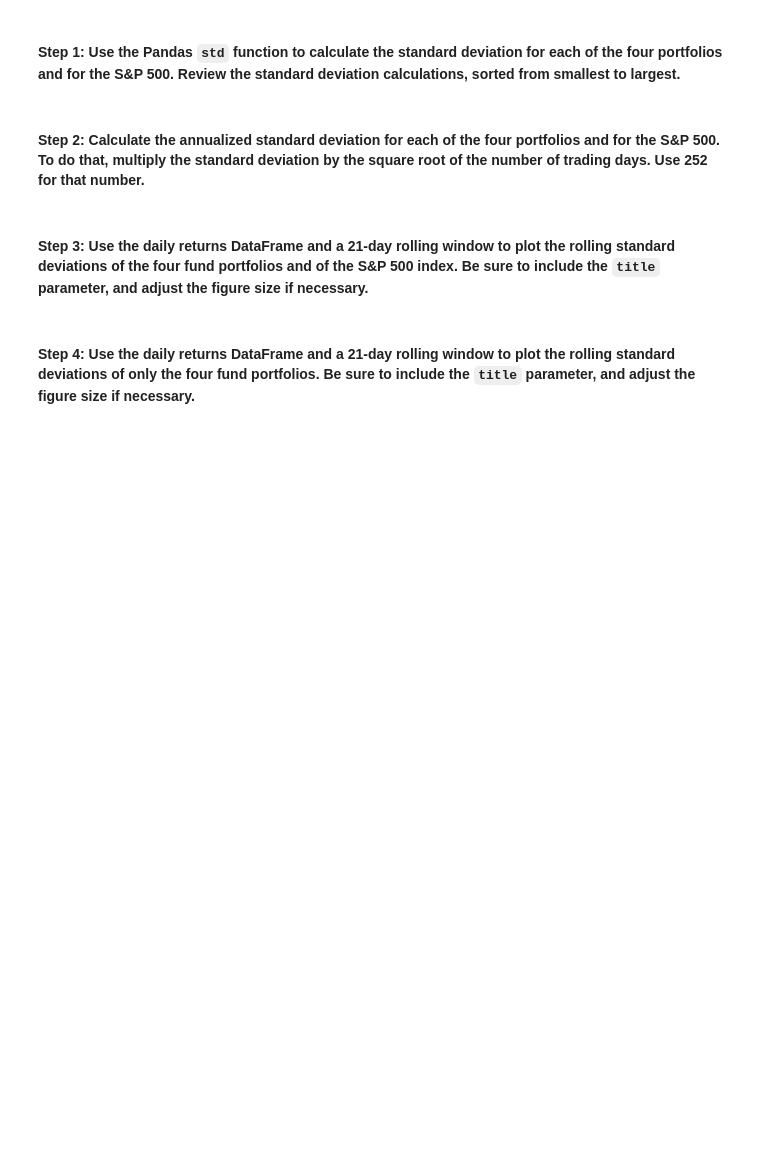
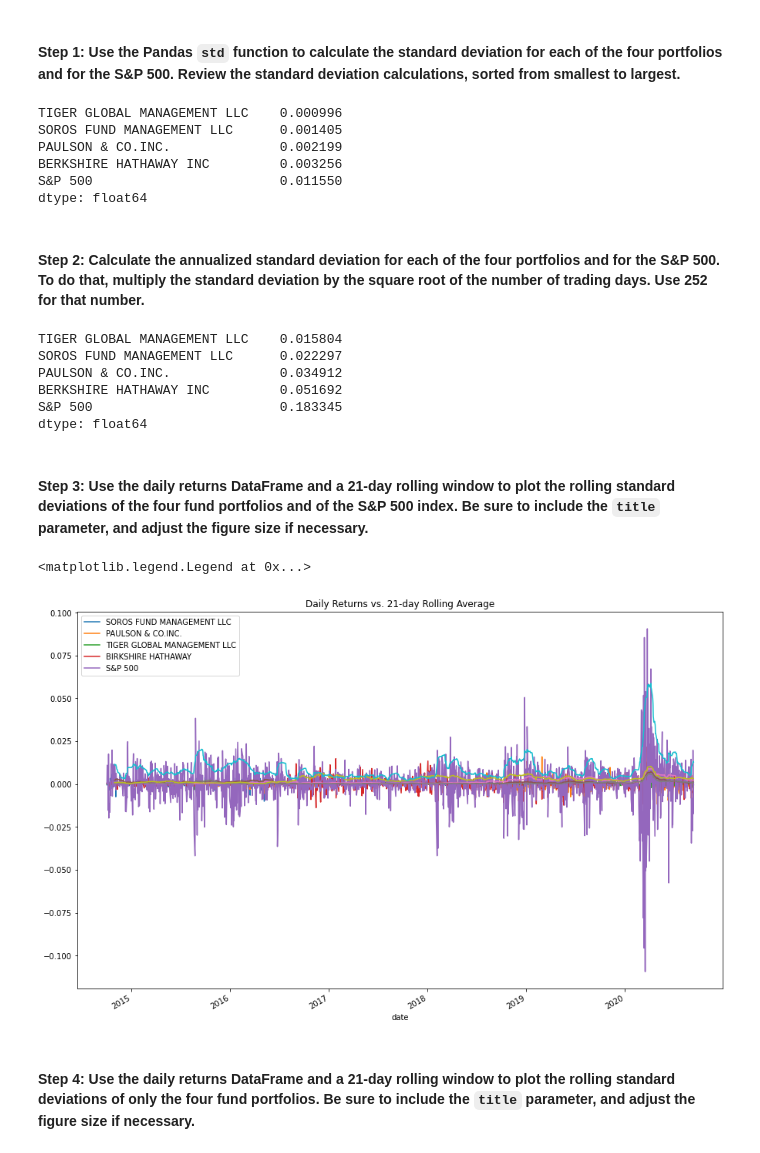
Before and after one commit to carljfrederick/whale-analysis, a Jupyter notebook: risk_return_analysis.ipynb, the cells around one changed output. Saved outputs shown, nothing was run; the diff lists cells and outputs as text; code cells hidden in the pictures; blank space fills up the shorter version.

Commit message:
Risk return profile analysis

```diff
--- a/risk_return_analysis.ipynb
+++ b/risk_return_analysis.ipynb
@@ -228,22 +229,48 @@ Evaluate the risk profile of each portfolio by using the standard deviation and
 # %% [markdown]
 #### Step 1: Use the Pandas `std` function to calculate the standard deviation for each of the four portfolios and for the S&P 500. Review the standard deviation calculations, sorted from smallest to largest.
 # %%
-# Calculate and sort the standard deviation for all 4 portfolios and the S&P 500
-# Review the standard deviations sorted smallest to largest
-# YOUR CODE HERE
+# Calculates and sorts the standard deviation for all 4 portfolios and the S&P 500 using the 'std' function
+standard_deviation_df = daily_returns_df.std()
+standard_deviation_sorted_df = standard_deviation_df.sort_values()
+
+# Reviews the standard deviations sorted smallest to largest
+standard_deviation_sorted_df
+# %% [output]
+TIGER GLOBAL MANAGEMENT LLC    0.000996
+SOROS FUND MANAGEMENT LLC      0.001405
+PAULSON & CO.INC.              0.002199
+BERKSHIRE HATHAWAY INC         0.003256
+S&P 500                        0.011550
+dtype: float64
 # %% [markdown]
 #### Step 2: Calculate the annualized standard deviation for each of the four portfolios and for the S&P 500. To do that, multiply the standard deviation by the square root of the number of trading days. Use 252 for that number.
 # %%
-# Calculate and sort the annualized standard deviation (252 trading days) of the 4 portfolios and the S&P 500
-# Review the annual standard deviations smallest to largest
-# YOUR CODE HERE
+# Calculates and sort the annualized standard deviation (252 trading days) of the 4 portfolios and the S&P 500
+# using the Numpy 'sqrt' function
+annualized_standard_deviation_df = standard_deviation_df * np.sqrt(252)
+
+# Reviews the annual standard deviations smallest to largest using the 'sort_values' fucntion
+annualized_standard_deviation_df.sort_values()
+# %% [output]
+TIGER GLOBAL MANAGEMENT LLC    0.015804
+SOROS FUND MANAGEMENT LLC      0.022297
+PAULSON & CO.INC.              0.034912
+BERKSHIRE HATHAWAY INC         0.051692
+S&P 500                        0.183345
+dtype: float64
 # %% [markdown]
 #### Step 3: Use the daily returns DataFrame and a 21-day rolling window to plot the rolling standard deviations of the four fund portfolios and of the S&P 500 index. Be sure to include the `title` parameter, and adjust the figure size if necessary.
 # %%
-# Using the daily returns DataFrame and a 21-day rolling window,
-# plot the rolling standard deviation of the 4 portfolios and the S&P 500
-# Include a title parameter and adjust the figure size
-# YOUR CODE HERE
+# Uses the daily returns DataFrame and a 21-day rolling average,
+# to plot the rolling standard deviation of the 4 portfolios and the S&P 500
+ax = daily_returns_df.plot(figsize = (15, 10), title = "Daily Returns vs. 21-day Rolling Average")
+
+daily_returns_df.rolling(window=21).std().plot(ax=ax)
+
+ax.legend(["SOROS FUND MANAGEMENT LLC", "PAULSON & CO.INC.", "TIGER GLOBAL MANAGEMENT LLC", "BIRKSHIRE HATHAWAY", "S&P 500"])
+# %% [output]
+<matplotlib.legend.Legend at 0x...>
+[figure, added]
 # %% [markdown]
 #### Step 4: Use the daily returns DataFrame and a 21-day rolling window to plot the rolling standard deviations of only the four fund portfolios. Be sure to include the `title` parameter, and adjust the figure size if necessary.
 # %%
```
Also changed, not shown: parts of 5 cells of this notebook.
